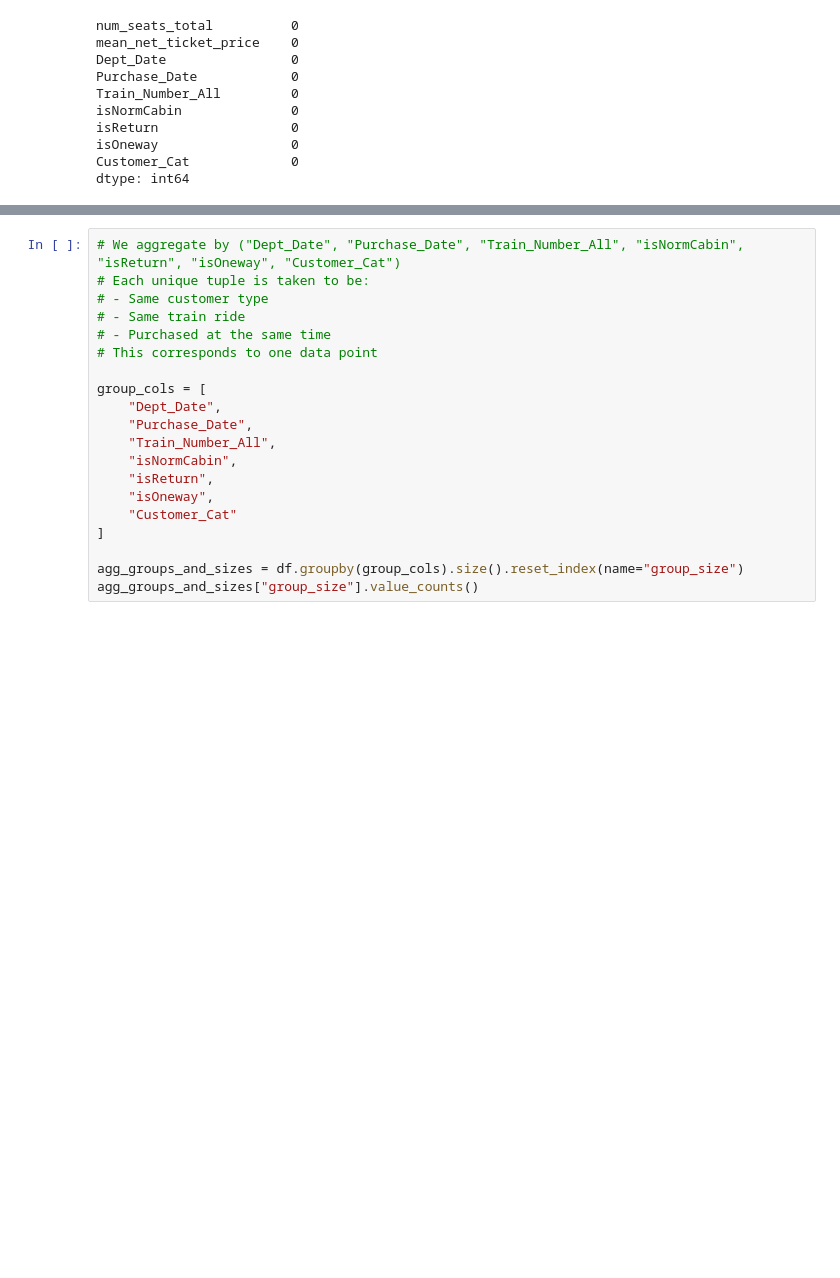
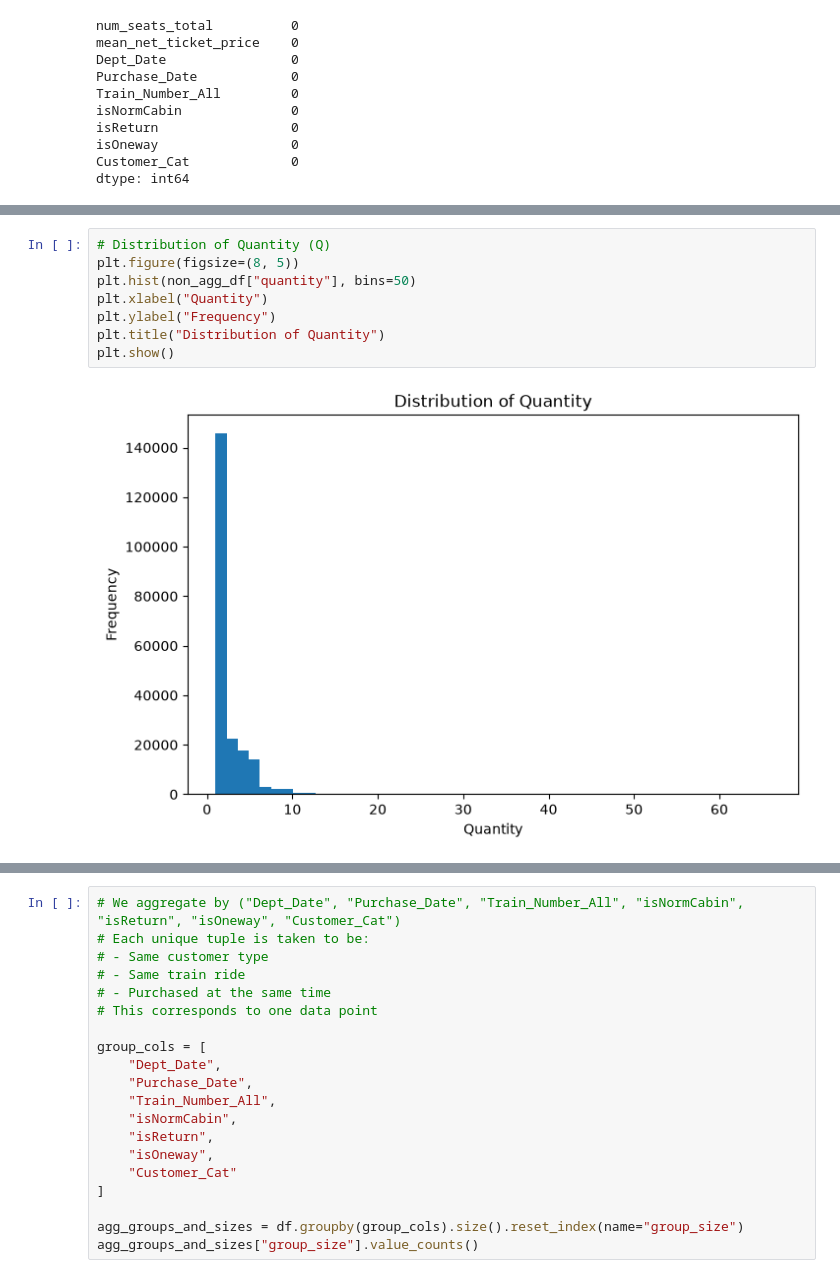
Before and after one commit to chiabingxuan/DBA5101-Project1, a Jupyter notebook: src/dba5101_project1.ipynb, the cells around one changed output, grey strips where cells are left out. Cells and saved outputs as stored; diff of their text form; blank space fills up the shorter version.

```diff
--- a/src/dba5101_project1.ipynb
+++ b/src/dba5101_project1.ipynb
@@ -38,0 +122,10 @@ dtype: int64
+# %%
+# Distribution of Quantity (Q)
+plt.figure(figsize=(8, 5))
+plt.hist(non_agg_df["quantity"], bins=50)
+plt.xlabel("Quantity")
+plt.ylabel("Frequency")
+plt.title("Distribution of Quantity")
+plt.show()
+# %% [output]
+[figure, added]
```
Also changed, not shown: parts of 34 cells of this notebook.
